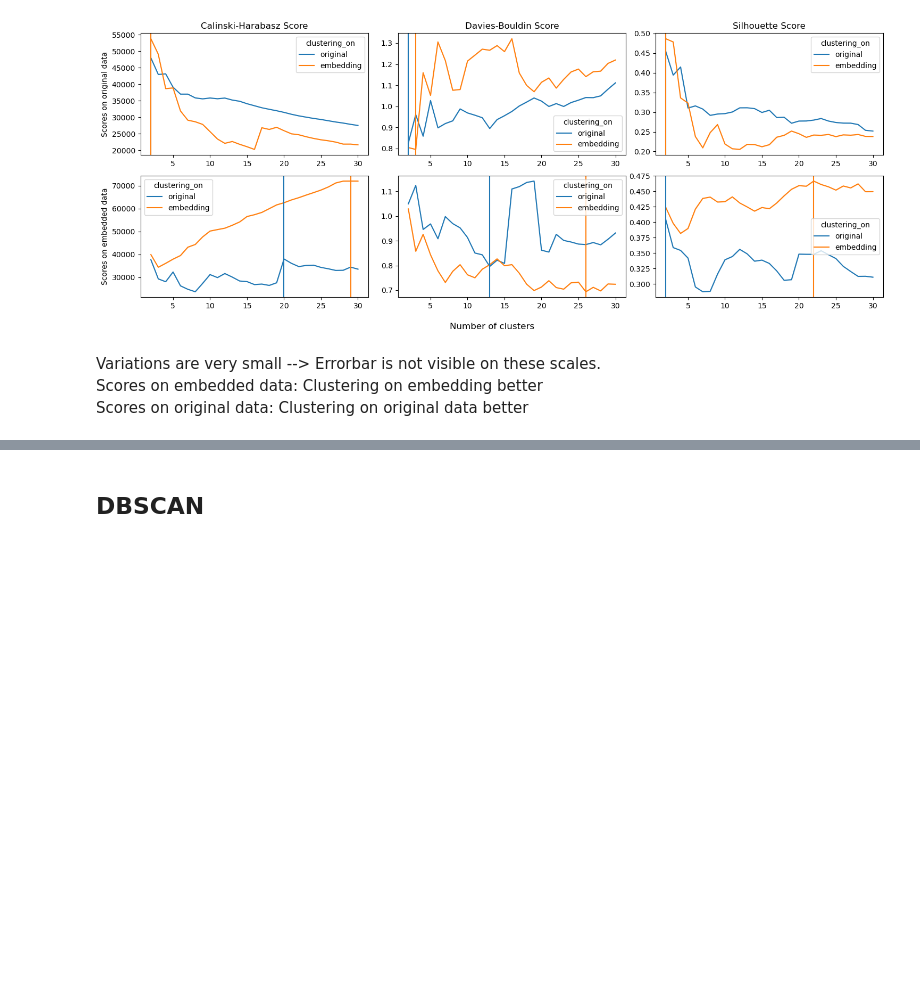
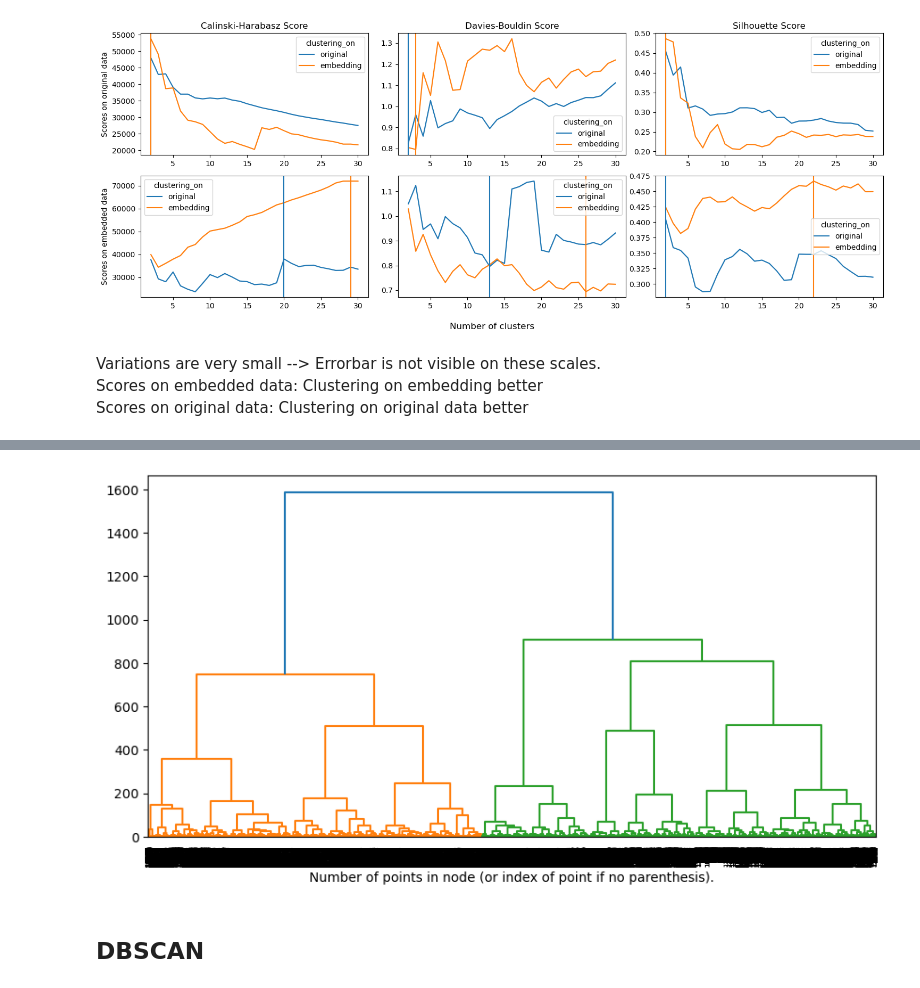
Before and after one commit to y-jenniges/ocean_cluster_validation, a Jupyter notebook: score_visualization.ipynb, the cells around one changed output, grey strips where cells are left out. Cells and saved outputs as stored; diff of their text form; code cells hidden in the pictures; blank space fills up the shorter version.

```diff
--- a/score_visualization.ipynb
+++ b/score_visualization.ipynb
@@ -199,2 +252,11 @@ Scores on original data: Clustering on original data better
+# %%
+import numpy as np
+from scipy.cluster.hierarchy import dendrogram
+
+plot_dendrogram(ward_umap)#, truncate_mode="level", p=3)
+plt.xlabel("Number of points in node (or index of point if no parenthesis).")
+plt.show()
+# %% [output]
+[figure, added]
 # %% [markdown]
 ## DBSCAN
```
Also changed, not shown: parts of 23 cells of this notebook, 2 other files.
